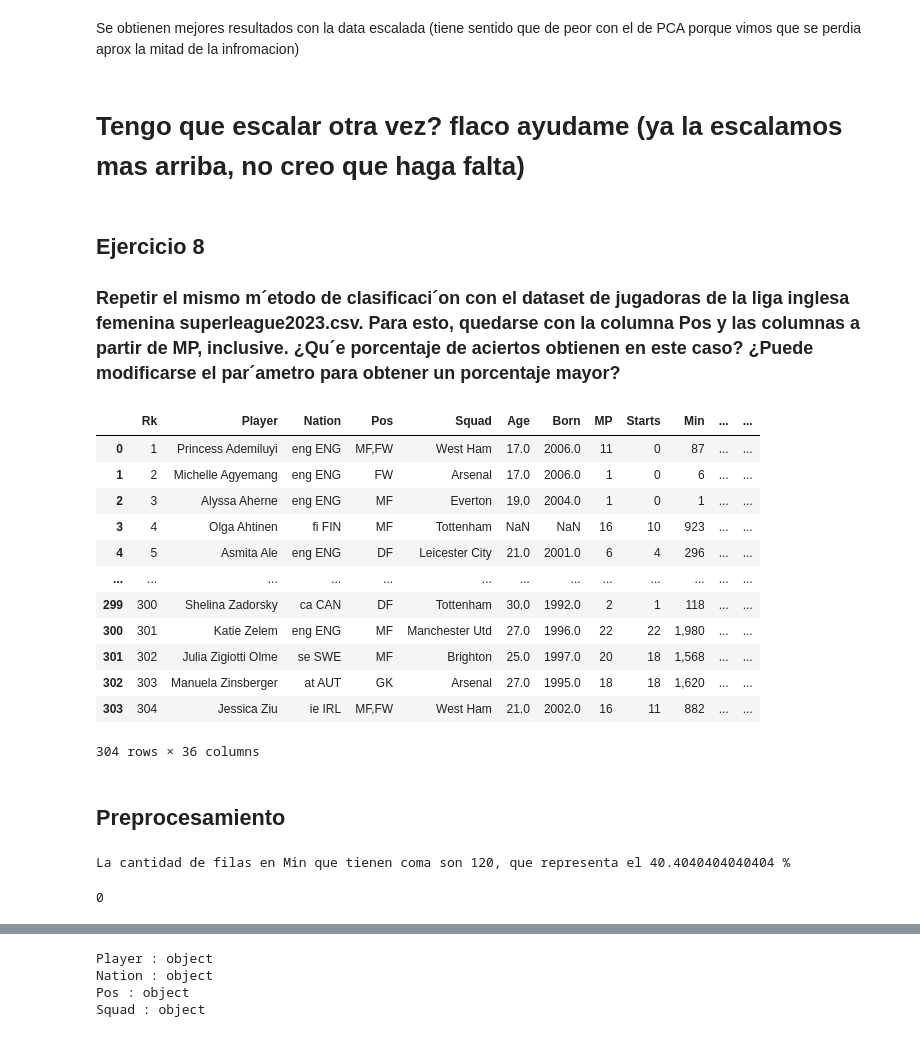
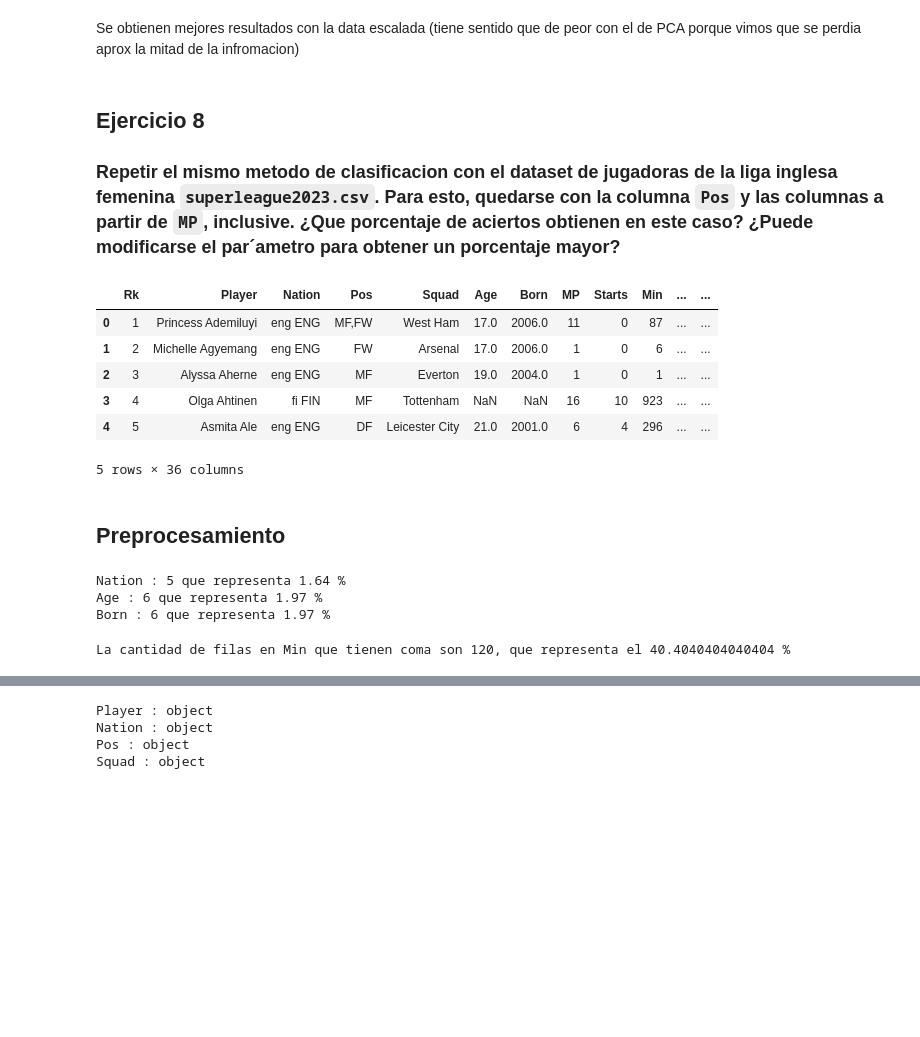
Before and after one commit to Gabrielnm7/LDD-Futbol-Analytics, a Jupyter notebook: Analysis.ipynb, the cells around one changed output, grey strips where cells are left out. Cells and saved outputs as stored; diff of their text form; code cells hidden in the pictures; blank space fills up the shorter version.

Commit message:
style: add mds and change type for Min column

```diff
--- a/Analysis.ipynb
+++ b/Analysis.ipynb
@@ -529,30 +531,31 @@ El accuracy de k es: 0.7409657722738218
 [figure]
 # %% [markdown]
 Se obtienen mejores resultados con la data escalada (tiene sentido que de peor con el de PCA porque vimos que se perdia aprox la mitad de la infromacion)
-# %% [markdown]
-# Tengo que escalar otra vez? flaco ayudame (ya la escalamos mas arriba, no creo que haga falta)
 # %% [markdown]
 ## Ejercicio 8
-### Repetir el mismo m´etodo de clasificaci´on con el dataset de jugadoras de la liga inglesa femenina superleague2023.csv. Para esto, quedarse con la columna Pos y las columnas a partir de MP, inclusive. ¿Qu´e porcentaje de aciertos obtienen en este caso? ¿Puede modificarse el par´ametro para obtener un porcentaje mayor?
+### Repetir el mismo metodo de clasificacion con el dataset de jugadoras de la liga inglesa femenina `superleague2023.csv`. Para esto, quedarse con la columna `Pos` y las columnas a partir de `MP`, inclusive. ¿Que porcentaje de aciertos obtienen en este caso? ¿Puede modificarse el par´ametro para obtener un porcentaje mayor?
 # %%
 data_fem = pd.read_csv("./superleague2023.csv")
-data_fem
+data_fem.head()
 # %% [output]
 |  | Rk | Player | Nation | Pos | Squad | Age | Born | MP | Starts | Min | ... | ... |
 | 0 | 1 | Princess Ademiluyi | eng ENG | MF,FW | West Ham | 17.0 | 2006.0 | 11 | 0 | 87 | ... | ... |
 | 1 | 2 | Michelle Agyemang | eng ENG | FW | Arsenal | 17.0 | 2006.0 | 1 | 0 | 6 | ... | ... |
 | 2 | 3 | Alyssa Aherne | eng ENG | MF | Everton | 19.0 | 2004.0 | 1 | 0 | 1 | ... | ... |
 | 3 | 4 | Olga Ahtinen | fi FIN | MF | Tottenham | NaN | NaN | 16 | 10 | 923 | ... | ... |
 | 4 | 5 | Asmita Ale | eng ENG | DF | Leicester City | 21.0 | 2001.0 | 6 | 4 | 296 | ... | ... |
-| ... | ... | ... | ... | ... | ... | ... | ... | ... | ... | ... | ... | ... |
-| 299 | 300 | Shelina Zadorsky | ca CAN | DF | Tottenham | 30.0 | 1992.0 | 2 | 1 | 118 | ... | ... |
-| 300 | 301 | Katie Zelem | eng ENG | MF | Manchester Utd | 27.0 | 1996.0 | 22 | 22 | 1,980 | ... | ... |
-| 301 | 302 | Julia Zigiotti Olme | se SWE | MF | Brighton | 25.0 | 1997.0 | 20 | 18 | 1,568 | ... | ... |
-| 302 | 303 | Manuela Zinsberger | at AUT | GK | Arsenal | 27.0 | 1995.0 | 18 | 18 | 1,620 | ... | ... |
-| 303 | 304 | Jessica Ziu | ie IRL | MF,FW | West Ham | 21.0 | 2002.0 | 16 | 11 | 882 | ... | ... |
-304 rows × 36 columns
+5 rows × 36 columns
 # %% [markdown]
 ## Preprocesamiento
+# %%
+# Veamos cuales columnas tienen datos faltantes y cuantos
+for column in data_fem.columns:
+    if data_fem[column].isna().sum() > 0:
+        print(f"{column} : {data_fem[column].isna().sum()} que representa {round(data_fem[column].isna().sum()/data_fem.shape[0]*100,2)} %")
+# %% [output]
+Nation : 5 que representa 1.64 %
+Age : 6 que representa 1.97 %
+Born : 6 que representa 1.97 %
 # %%
 #Dropeamos los datos Nan
 data_fem.dropna(inplace=True)
@@ -566,14 +566,2 @@ data_fem['Min'] = data_fem['Min'].str.replace(',', '.').astype(float)
 # %% [output]
 La cantidad de filas en Min que tienen coma son 120, que representa el 40.4040404040404 %
-# %%
-#Eliminamos los datos faltantes
-columns = []
-for column in data_fem.columns:
-    if data_fem[column].isna().sum() >= 100:
-        print(f"{column} :", data[column].isna().sum())
-        columns.append(column)
-
-len(columns)
-#data_fem = data_fem.drop(columns=columns)
-# %% [output]
-0
```
Also changed, not shown: parts of 19 cells of this notebook.
